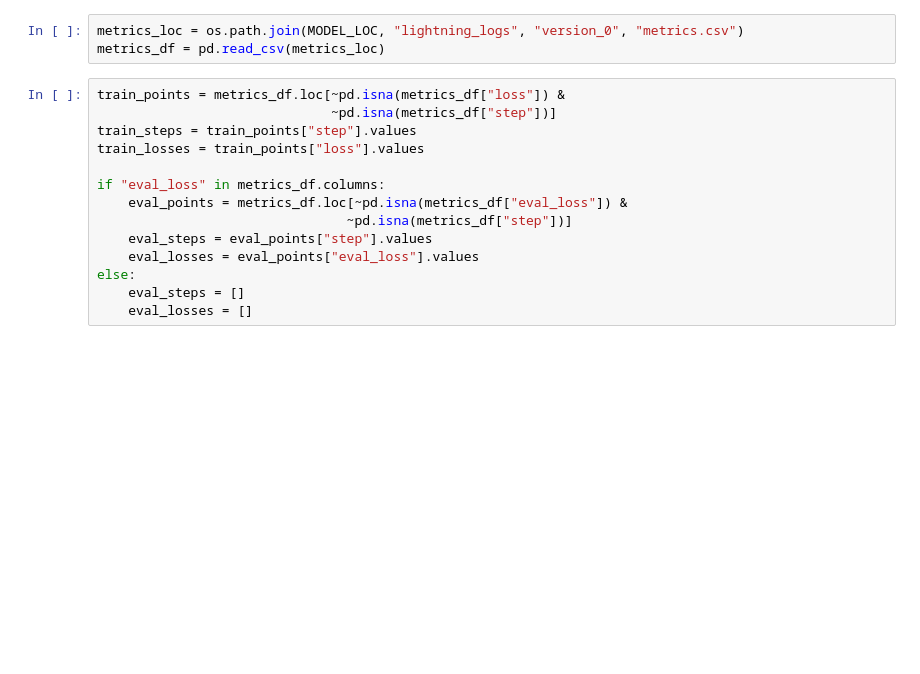
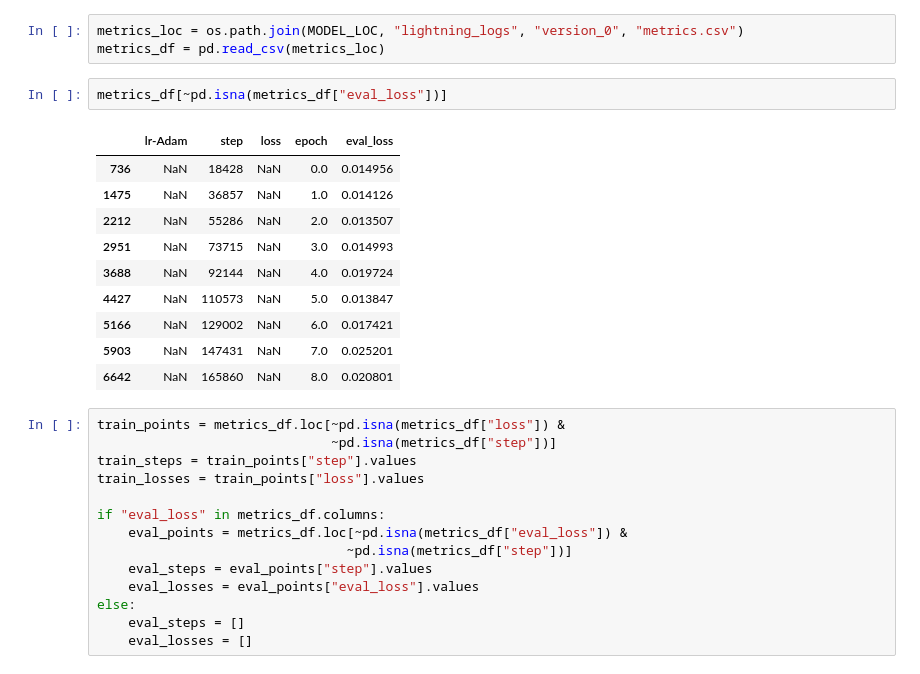
Before and after one commit to rkthomps/coq-modeling, a Jupyter notebook: notebooks/premise_selection/plot_metrics.ipynb, the cells around one changed output. Cells and saved outputs as stored; diff of their text form; blank space fills up the shorter version.

```diff
--- a/notebooks/premise_selection/plot_metrics.ipynb
+++ b/notebooks/premise_selection/plot_metrics.ipynb
@@ -7,6 +7,19 @@ MODEL_LOC = "/home/ubuntu/coq-modeling/models/premise_selection_basic"
 # %%
 metrics_loc = os.path.join(MODEL_LOC, "lightning_logs", "version_0", "metrics.csv")
 metrics_df = pd.read_csv(metrics_loc)
+# %%
+metrics_df[~pd.isna(metrics_df["eval_loss"])]
+# %% [output]
+|  | lr-Adam | step | loss | epoch | eval_loss |
+| 736 | NaN | 18428 | NaN | 0.0 | 0.014956 |
+| 1475 | NaN | 36857 | NaN | 1.0 | 0.014126 |
+| 2212 | NaN | 55286 | NaN | 2.0 | 0.013507 |
+| 2951 | NaN | 73715 | NaN | 3.0 | 0.014993 |
+| 3688 | NaN | 92144 | NaN | 4.0 | 0.019724 |
+| 4427 | NaN | 110573 | NaN | 5.0 | 0.013847 |
+| 5166 | NaN | 129002 | NaN | 6.0 | 0.017421 |
+| 5903 | NaN | 147431 | NaN | 7.0 | 0.025201 |
+| 6642 | NaN | 165860 | NaN | 8.0 | 0.020801 |
 # %%
 train_points = metrics_df.loc[~pd.isna(metrics_df["loss"]) &
                               ~pd.isna(metrics_df["step"])]
```
Also changed, not shown: parts of 2 cells of this notebook, 2 other files.
